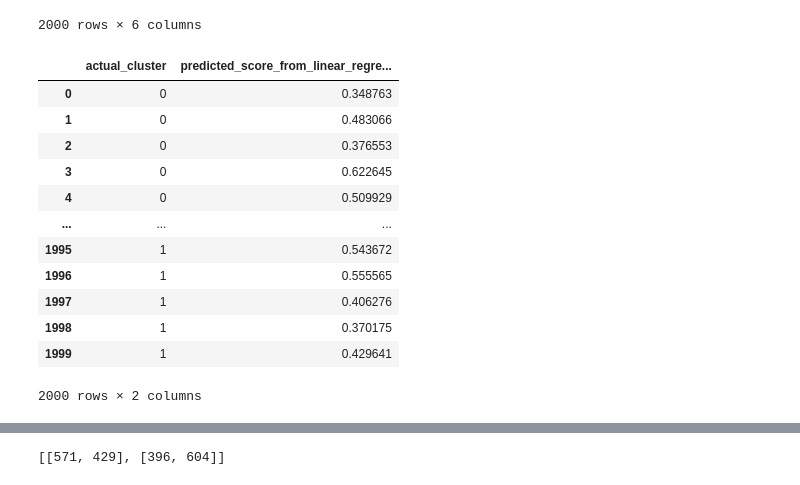
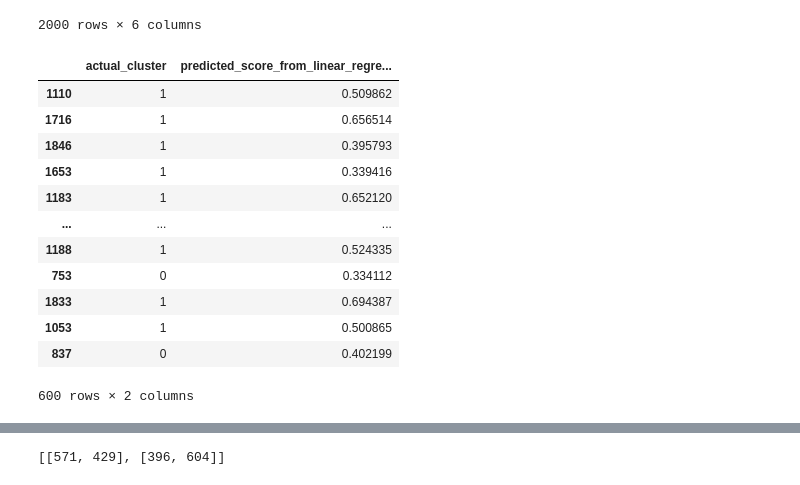
Before and after one commit to HarunErenMutlu/text_mining, a Jupyter notebook: nlp.ipynb, the cells around one changed output, grey strips where cells are left out. Drawn from its saved outputs; the diff is of its cells as text; code cells hidden in the pictures.

Commit message:
data splitted and algorithms had run

```diff
--- a/nlp.ipynb
+++ b/nlp.ipynb
@@ -254,24 +254,29 @@ df
 df['actual_cluster'] = [0 for _ in range(1000)] + [1 for _ in range(1000)]
 # %%
 yourdf1 = df[df[['actual_cluster','obtained_clusters']].nunique(axis=1) == 1]
-# %%
-linreg = LinearRegression()
-linreg.fit(tfidf_df,df['actual_cluster'])
-linreg.predict(tfidf_df)
-df['predicted_score_from_linear_regression'] = linreg.predict(tfidf_df)
-df[['actual_cluster', 'predicted_score_from_linear_regression']]
-# %% [output]
-|  | actual_cluster | predicted_score_from_linear_regre... |
-| 0 | 0 | 0.348763 |
-| 1 | 0 | 0.483066 |
-| 2 | 0 | 0.376553 |
-| 3 | 0 | 0.622645 |
-| 4 | 0 | 0.509929 |
-| ... | ... | ... |
-| 1995 | 1 | 0.543672 |
-| 1996 | 1 | 0.555565 |
-| 1997 | 1 | 0.406276 |
-| 1998 | 1 | 0.370175 |
-| 1999 | 1 | 0.429641 |
-2000 rows × 2 columns
+# %%
+linreg = LinearRegression()
+
+tfidf_df['actual_cluster'] = df['actual_cluster']
+train_df, test_df = train_test_split(tfidf_df, test_size =0.3)
+
+
+linreg.fit(train_df.drop('actual_cluster', axis=1), train_df['actual_cluster'])
+
+test_df['predicted_score_from_linear_regression'] = linreg.predict(test_df.drop('actual_cluster', axis=1))
+test_df[['actual_cluster', 'predicted_score_from_linear_regression']]
+# %% [output]
+|  | actual_cluster | predicted_score_from_linear_regre... |
+| 1110 | 1 | 0.509862 |
+| 1716 | 1 | 0.656514 |
+| 1846 | 1 | 0.395793 |
+| 1653 | 1 | 0.339416 |
+| 1183 | 1 | 0.652120 |
+| ... | ... | ... |
+| 1188 | 1 | 0.524335 |
+| 753 | 0 | 0.334112 |
+| 1833 | 1 | 0.694387 |
+| 1053 | 1 | 0.500865 |
+| 837 | 0 | 0.402199 |
+600 rows × 2 columns
 # %%
```
Also changed, not shown: parts of 5 cells of this notebook.
